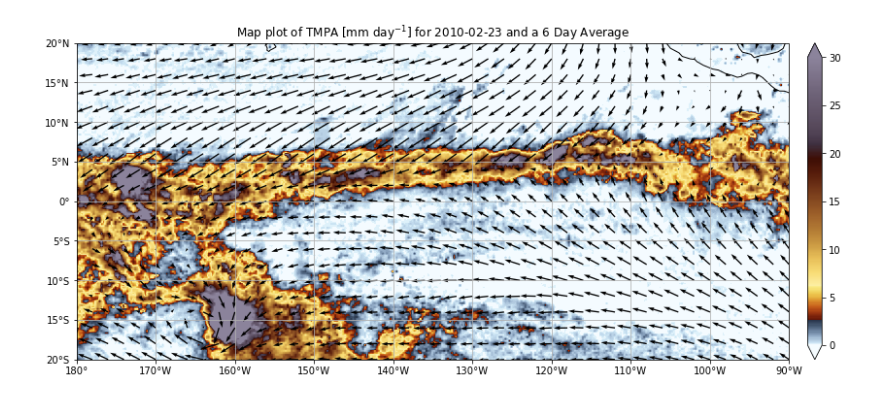
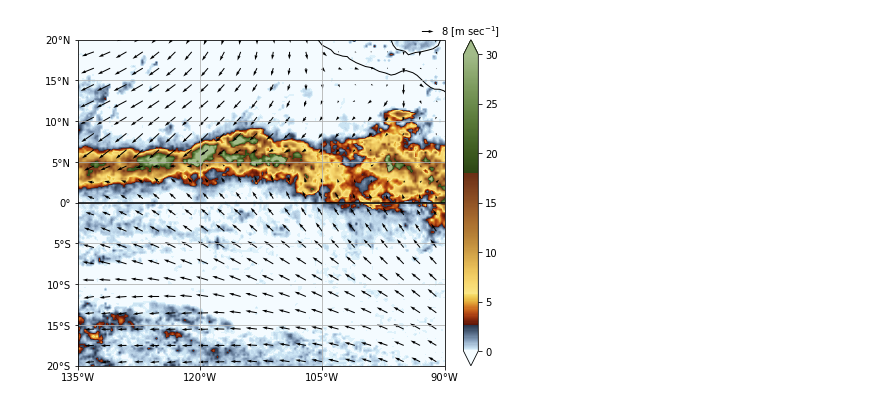
Before and after one commit to ITCZ-hindcasts/python-scripts, a Jupyter notebook: MapPlot.ipynb, the cells around one changed output. Saved outputs shown, nothing was run; the diff lists cells and outputs as text; code cells hidden in the pictures.

```diff
--- a/MapPlot.ipynb
+++ b/MapPlot.ipynb
@@ -18,22 +18,30 @@ import xesmf as xe
 # ************************************************************************************************
 
 
-#### Select the date in 'YYYY-MM-DD' format (ISO 8601 for you nerds out there) ####
+#### Select the date in 'YYYY-MM-DD' format (ISO 8601) ####
 _dayOfTheSeason = '2010-02-23'
 
 #### Select the number of days to be time averaged ####
 numDayAvg = 6
 
 # Choose region of interest
-lats =  -20
-latn =  20
-lonw = -180 # *** For longitudes west of the Prime Meridian, enter a negative number ***
+_lats =  -20
+_latn =  20
+lonw = -135 # *** For longitudes west of the Prime Meridian, enter a negative number ***
 lone = -90
 
+# User inputs no longer required
+
+# ************************************************************************************************
+# ************************************************************************************************
 # ************************************************************************************************
 
 # Convert _dayOfTheSeason to datetime64 format
 dayOfTheSeason = np.datetime64(_dayOfTheSeason)
+
+# Increase latitude range for interpolation purposes
+lats = _lats-0.5
+latn = _latn+0.5
 # %%
 ## Select the data within the user defined region of interest
 
@@ -97,52 +105,57 @@ Vmax = 30
 n = 8
 
 # Set the density of the pixels in the figure. This also affects the size of the saved figure
-_dpi = 150
+_dpi = 200
 
 ###########################################
 
 # Create the figure and apply asthetic constraints
 fig = plt.figure(figsize=(17, 6))
 
 # Prepare colormap
-mycmap = cm.make_cmap('CustomColorMap1.xml')
+mycmap = cm.make_cmap('LarsonColormap.xml')
 
 geo_axes = plt.axes(projection=ccrs.PlateCarree())
-geo_axes.set_xticks(np.arange(lonw,lone+1,10), crs=ccrs.PlateCarree())
-geo_axes.set_yticks(np.arange(lats,latn+1,5), crs=ccrs.PlateCarree())
+geo_axes.set_xticks(np.arange(lonw,lone+1,15), crs=ccrs.PlateCarree())
+# Use user specified lat values for tick marks
+geo_axes.set_yticks(np.arange(_lats,_latn+1,5), crs=ccrs.PlateCarree())
 lon_formatter = LongitudeFormatter(zero_direction_label=True)
 lat_formatter = LatitudeFormatter()
 geo_axes.xaxis.set_major_formatter(lon_formatter)
 geo_axes.yaxis.set_major_formatter(lat_formatter)
 geo_axes.coastlines(resolution='110m')
-geo_axes.gridlines(xlocs=np.arange(lonw,lone+1,10), ylocs=np.arange(lats,latn+1,5))
+geo_axes.gridlines(xlocs=np.arange(lonw,lone+1,15), ylocs=np.arange(_lats,_latn+1,5))
+plt.axhline(0, color='0', linewidth = 1.5)
 image_extent = [lonw,lone,lats,latn]
 
 # Plot precip contour plot
-IM = geo_axes.imshow(prectObsPlot, extent=image_extent, cmap=plt.get_cmap(mycmap), origin='lower', vmax=Vmax)
+IM = geo_axes.imshow(prectObsPlot, extent=image_extent, cmap=plt.get_cmap(mycmap), origin='lower', vmax=Vmax,
+                    interpolation='bilinear')
 
-# Plot wind vectors
-geo_axes.quiver(ubotObsPlot['longitude'][::n], ubotObsPlot['latitude'][::n], ubotObsPlot[::n,::n],
-                vbotObsPlot[::n,::n], transform=ccrs.PlateCarree(), width=0.0018)
+# Plot wind vectors and display a reference key/vector
+quiv = geo_axes.quiver(ubotObsPlot['longitude'][::n], ubotObsPlot['latitude'][::n], ubotObsPlot[::n,::n],
+                vbotObsPlot[::n,::n], transform=ccrs.PlateCarree())
+qk = geo_axes.quiverkey(quiv, 0.97, 1.025, 8, r'8 [m sec$^{-1}$]', labelpos='E')
 
 # Set boundaries of plot
 geo_axes.set_xlim([lonw,lone])
-geo_axes.set_ylim([lats,latn])
+geo_axes.set_ylim([_lats,_latn])
 
 plt.colorbar(IM, ax=geo_axes, orientation='vertical', pad=0.02, extend='both')
-plt.title("Map plot of TMPA [mm day$^{-1}$] for "+str(dayOfTheSeason)+" and a "+str(numDayAvg)+" Day Average")
+# plt.title("Map plot of TMPA [mm day$^{-1}$] for "+str(dayOfTheSeason)+" and a "+str(numDayAvg)+" Day Average")
+plt.title(" ")
 
 # Save figure code
 # Check if folder is there. If it is not, make the folder
 dir = '/home/jlarson1/'+str(dayOfTheSeason)+' Analysis'
 if os.path.isdir(dir) == False:
     os.mkdir(dir)
 
-plt.savefig(dir+'/'+str(dayOfTheSeason)+'with'+str(numDayAvg)+'DayAvgObsMapPlot', dpi=_dpi, bbox_inches='tight')
+plt.savefig(dir+'/'+str(dayOfTheSeason)+'with'+str(numDayAvg)+'DayAvgObsMapPlot', bbox_inches='tight', dpi=_dpi)
 
 plt.show()
 # %% [output]
-[figure, old version]
+[figure, new version]
 # %%
 # Plot four subplots for each hindcast day
 
```
Also changed, not shown: parts of 10 cells of this notebook, 4 other files.
